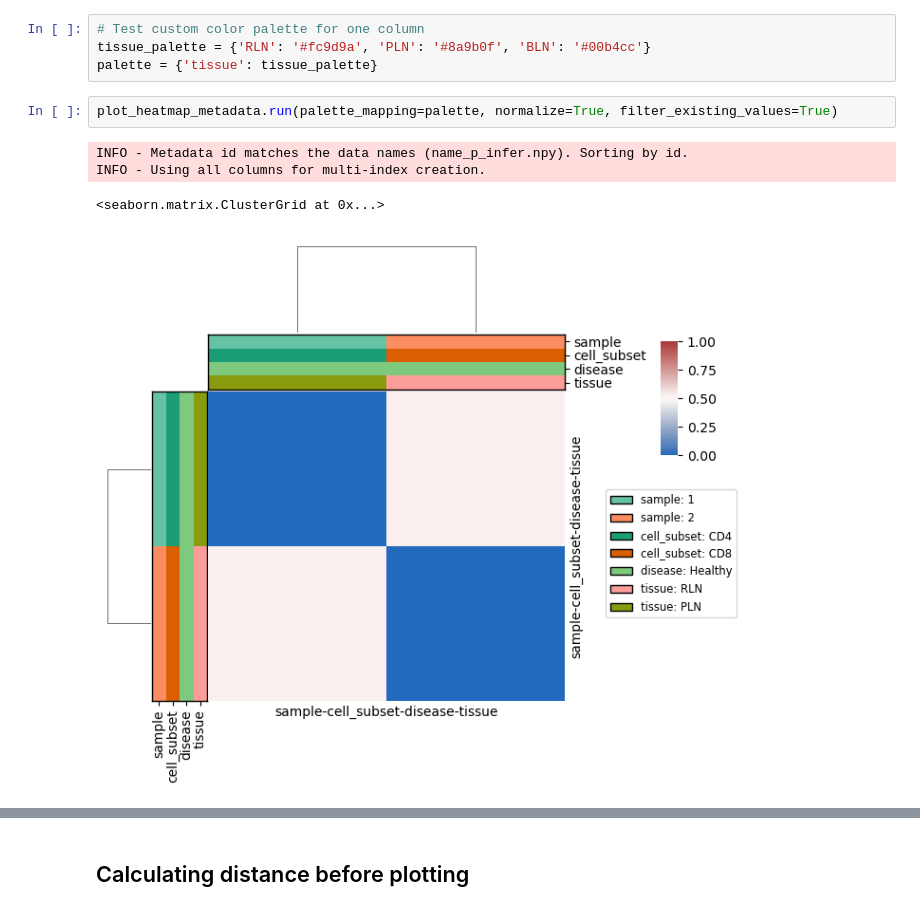
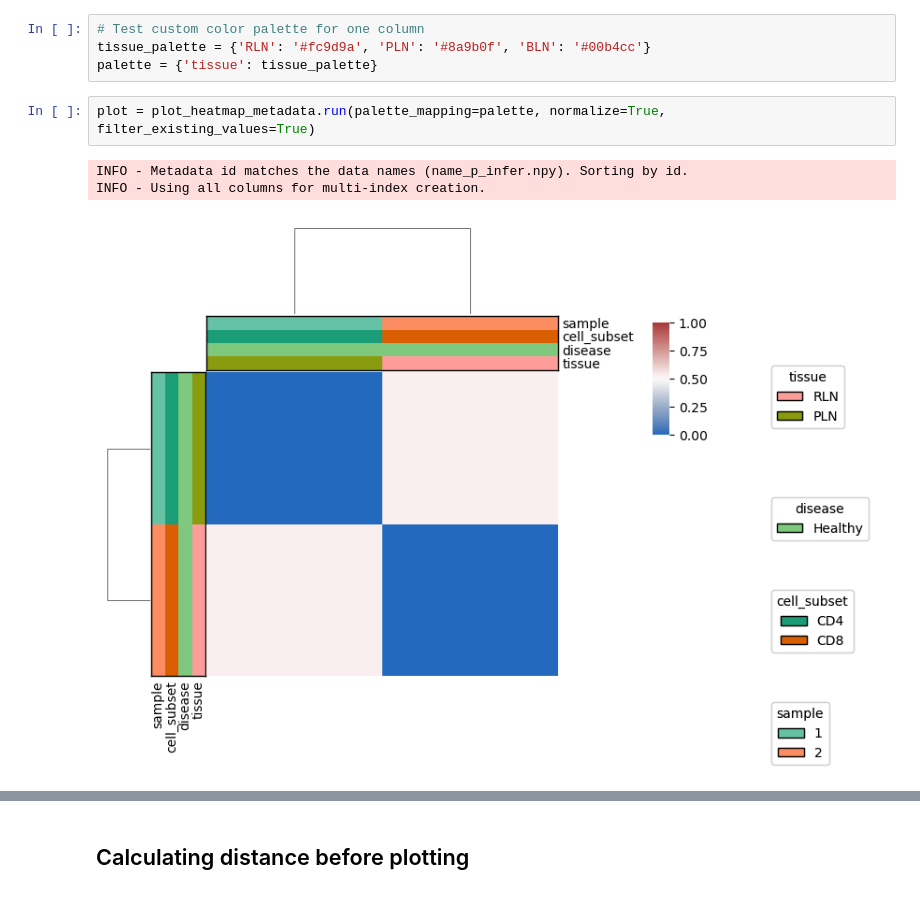
Before and after one commit to i3-unit/TCRpeg_i3, a Jupyter notebook: tutorial_heatmap_pinfer.ipynb, the cells around one changed output, grey strips where cells are left out. Cells and saved outputs as stored; diff of their text form.

Commit message:
Legend separated by level and kwargs for legend

```diff
--- a/tutorial_heatmap_pinfer.ipynb
+++ b/tutorial_heatmap_pinfer.ipynb
@@ -36,12 +33,11 @@ INFO - Jensen-Shannon divergence metric selected.
 tissue_palette = {'RLN': '#fc9d9a', 'PLN': '#8a9b0f', 'BLN': '#00b4cc'}
 palette = {'tissue': tissue_palette}
 # %%
-plot_heatmap_metadata.run(palette_mapping=palette, normalize=True, filter_existing_values=True)
+plot = plot_heatmap_metadata.run(palette_mapping=palette, normalize=True, filter_existing_values=True)
 # %% [output]
 INFO - Metadata id matches the data names (name_p_infer.npy). Sorting by id.
 INFO - Using all columns for multi-index creation.
-<seaborn.matrix.ClusterGrid at 0x...>
-[figure, old version]
+[figure, new version]
 # %%
 plot = plot_heatmap_metadata.run(palette_mapping=palette, normalize=True,
                                  filter_existing_values=False, linecolor='white',
```
Also changed, not shown: parts of 4 cells of this notebook, 1 other file.
